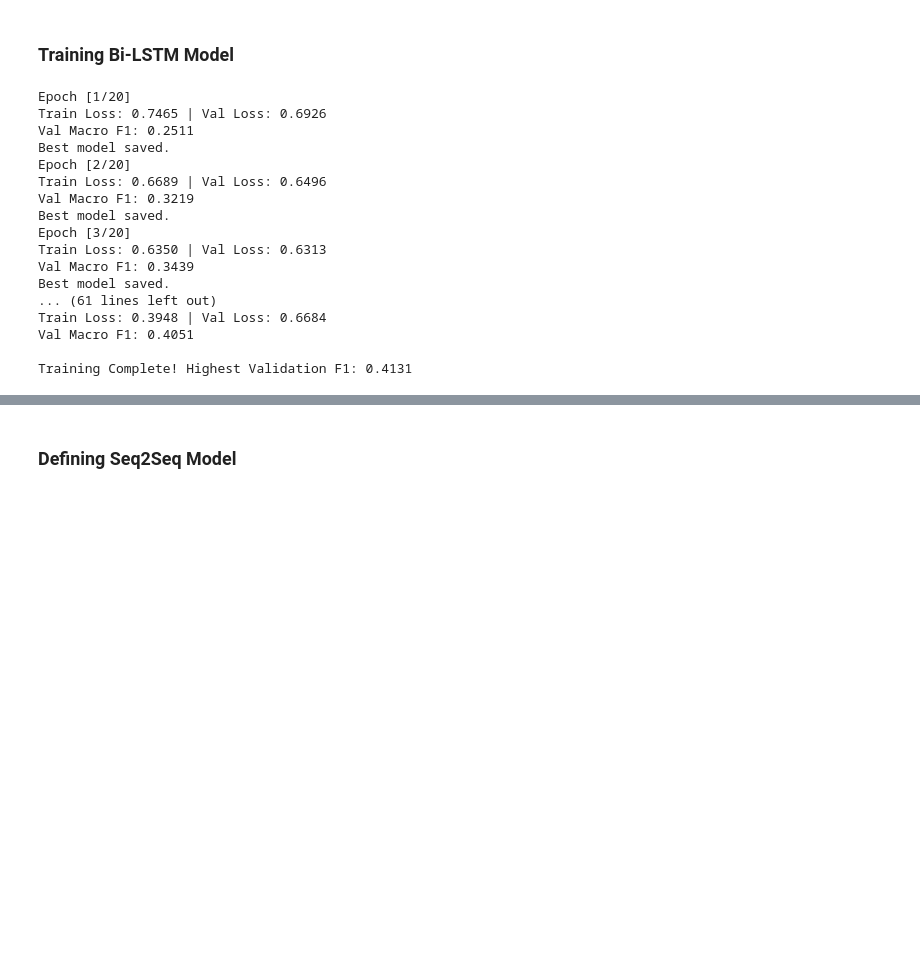
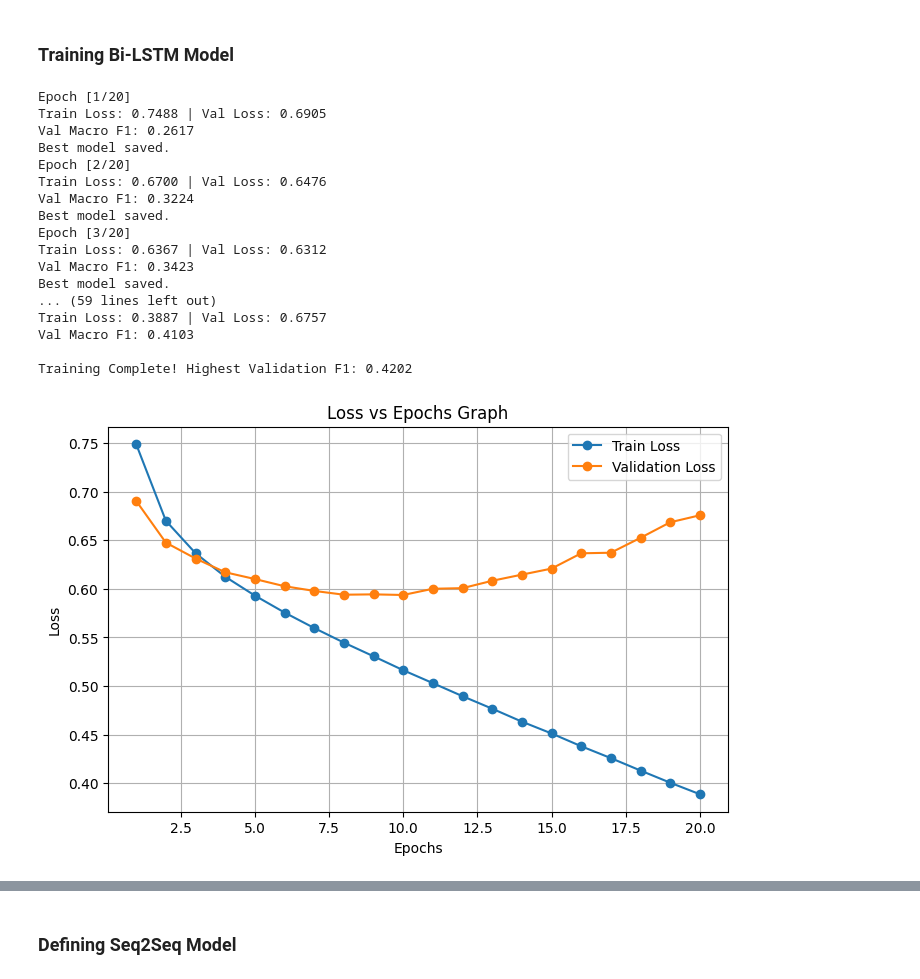
Before and after one commit to Rooneyish/GoEmotion_Classification, a Jupyter notebook: Go_Emotion_Classification.ipynb, the cells around one changed output, grey strips where cells are left out. Cells and saved outputs as stored; diff of their text form; code cells hidden in the pictures; blank space fills up the shorter version.

Commit message:
Adding Visualization for models

```diff
--- a/Go_Emotion_Classification.ipynb
+++ b/Go_Emotion_Classification.ipynb
@@ -391,6 +425,11 @@ optimizer = optim.Adam(model.parameters(), lr=1e-4)
 # %%
 epochs = 20
 best_val_f1 = 0.0
+
+train_loss_history = []
+validation_loss_history = []
+all_val_labels = []
+all_val_probs = []
 
 for epoch in range(epochs):
     model.train()
@@ -418,60 +457,68 @@ for epoch in range(epochs):
         # Accumulate the loss
         total_train_loss += loss.item()
 
-    # Calculate Average Loss for the epoch
-    avg_train_loss = total_train_loss / len(train_loader)
-
     # --- VALIDATION PHASE ---
     model.eval()
-    all_preds = []
-    all_labels = []
+    epoch_preds = []
+    epoch_labels = []
+    epoch_probs = []
     total_val_loss = 0
 
     with torch.no_grad():
         for batch in val_loader:
             input_ids, _, labels = [b.to(device) for b in batch]
 
             logits = model(input_ids)
             val_loss = criterion(logits, labels)
             total_val_loss += val_loss.item()
 
-            # Convert logits to binary predictions (threshold = 0.5)
-            preds = (torch.sigmoid(logits) > 0.5).cpu().numpy()
-            all_preds.append(preds)
-            all_labels.append(labels.cpu().numpy())
+            # Capture probabilities for PR Graph
+            probs = torch.sigmoid(logits).cpu().numpy()
+            epoch_probs.append(probs)
+            epoch_labels.append(labels.cpu().numpy())
 
-    # Calculate Metrics
+            # Binary predictions for F1
+            preds = (probs > 0.5).astype(int)
+            epoch_preds.append(preds)
+
+    avg_train_loss = total_train_loss / len(train_loader)
     avg_val_loss = total_val_loss / len(val_loader)
-    all_preds = np.vstack(all_preds)
-    all_labels = np.vstack(all_labels)
-    current_val_f1 = f1_score(all_labels, all_preds, average='macro', zero_division=0)
+    train_loss_history.append(avg_train_loss)
+    validation_loss_history.append(avg_val_loss)
+
+    current_val_f1 = f1_score(np.vstack(epoch_labels), np.vstack(epoch_preds), average='macro', zero_division=0)
 
     print(f"Epoch [{epoch+1}/{epochs}]")
     print(f"Train Loss: {avg_train_loss:.4f} | Val Loss: {avg_val_loss:.4f}")
     print(f"Val Macro F1: {current_val_f1:.4f}")
 
     # --- SAVE BEST MODEL ---
     if current_val_f1 > best_val_f1:
         best_val_f1 = current_val_f1
         torch.save(model.state_dict(), 'best_lstm_goemotion.pt')
         print("Best model saved.")
 
+all_val_labels = np.vstack(epoch_labels)
+all_val_probs = np.vstack(epoch_probs)
 print(f"\nTraining Complete! Highest Validation F1: {best_val_f1:.4f}")
+plot_result(train_loss_history, validation_loss_history)
+plot_pr_curve(all_val_labels, all_val_probs)
 # %% [output]
 Epoch [1/20]
-Train Loss: 0.7465 | Val Loss: 0.6926
-Val Macro F1: 0.2511
+Train Loss: 0.7488 | Val Loss: 0.6905
+Val Macro F1: 0.2617
 Best model saved.
 Epoch [2/20]
-Train Loss: 0.6689 | Val Loss: 0.6496
-Val Macro F1: 0.3219
+Train Loss: 0.6700 | Val Loss: 0.6476
+Val Macro F1: 0.3224
 Best model saved.
 Epoch [3/20]
-Train Loss: 0.6350 | Val Loss: 0.6313
-Val Macro F1: 0.3439
+Train Loss: 0.6367 | Val Loss: 0.6312
+Val Macro F1: 0.3423
 Best model saved.
-... (61 lines left out)
-Train Loss: 0.3948 | Val Loss: 0.6684
-Val Macro F1: 0.4051
+... (59 lines left out)
+Train Loss: 0.3887 | Val Loss: 0.6757
+Val Macro F1: 0.4103
 
-Training Complete! Highest Validation F1: 0.4131
+Training Complete! Highest Validation F1: 0.4202
+[figure, added]
```
Also changed, not shown: parts of 6 cells of this notebook, 3 other files.
